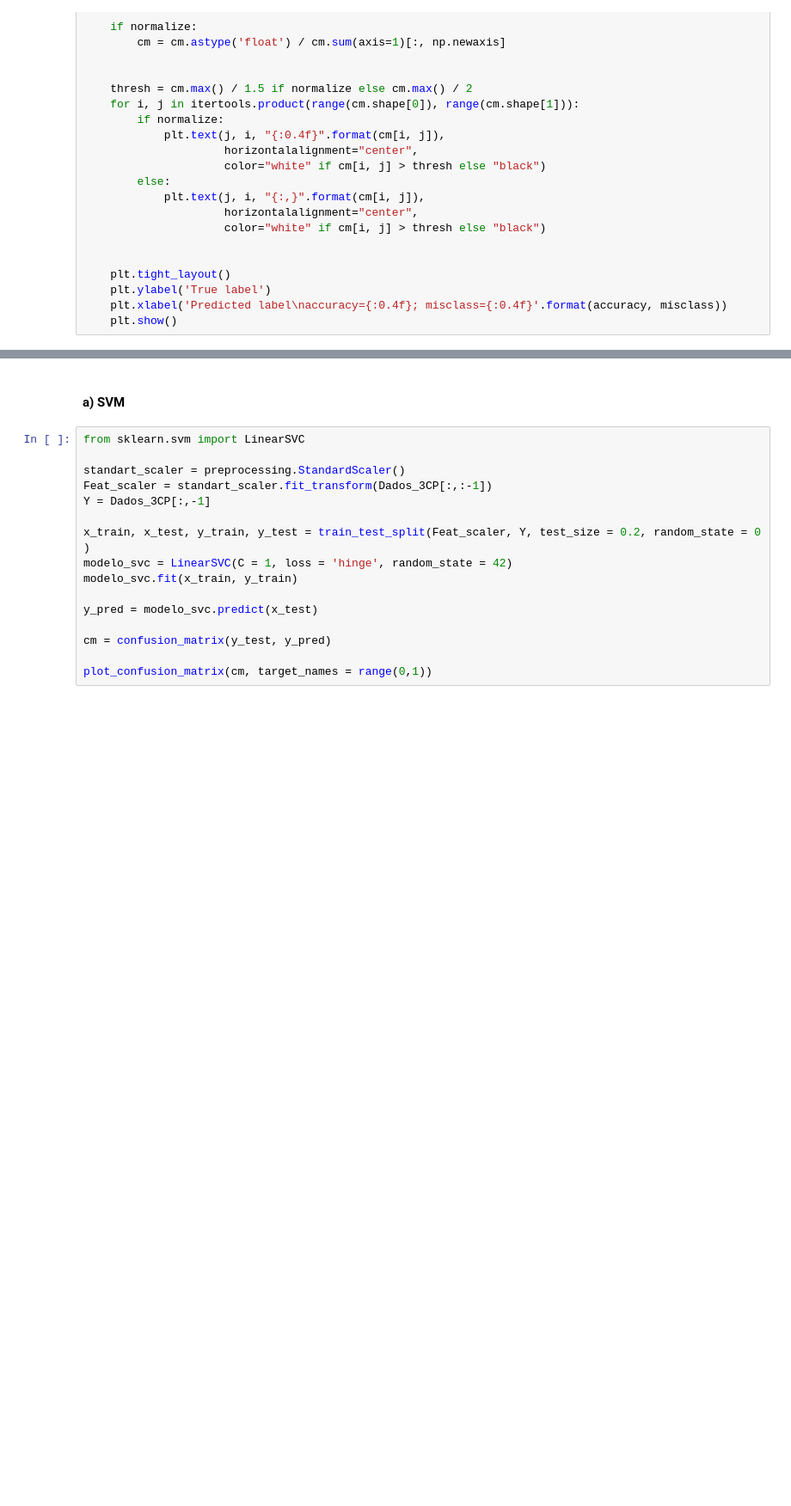
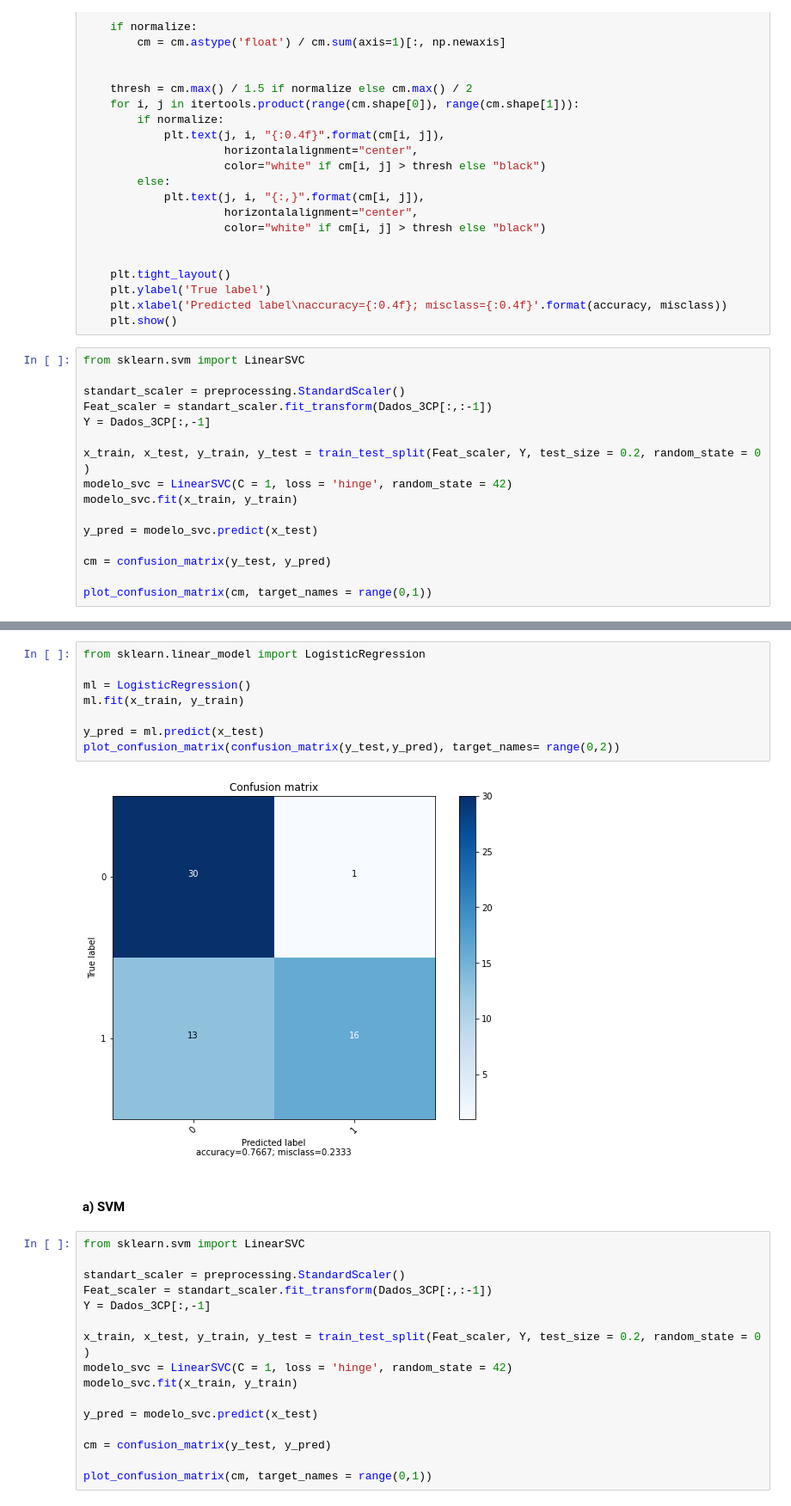
Before and after one commit to LuisSantoss/HIML, a Jupyter notebook: HIML_2.ipynb, the cells around one changed output, grey strips where cells are left out. Shown: that part at 86% size. Drawn from its saved outputs; the diff is of its cells as text; blank space fills up the shorter version.

```diff
--- a/HIML_2.ipynb
+++ b/HIML_2.ipynb
@@ -250,3 +250,19 @@ def plot_confusion_matrix(cm,
     plt.ylabel('True label')
     plt.xlabel('Predicted label\naccuracy={:0.4f}; misclass={:0.4f}'.format(accuracy, misclass))
     plt.show()
+# %%
+from sklearn.svm import LinearSVC
+
+standart_scaler = preprocessing.StandardScaler()
+Feat_scaler = standart_scaler.fit_transform(Dados_3CP[:,:-1])
+Y = Dados_3CP[:,-1]
+
+x_train, x_test, y_train, y_test = train_test_split(Feat_scaler, Y, test_size = 0.2, random_state = 0 )
+modelo_svc = LinearSVC(C = 1, loss = 'hinge', random_state = 42)
+modelo_svc.fit(x_train, y_train)
+
+y_pred = modelo_svc.predict(x_test)
+
+cm = confusion_matrix(y_test, y_pred)
+
+plot_confusion_matrix(cm, target_names = range(0,1))
@@ -253,3 +271,13 @@ def plot_confusion_matrix(cm,
+# %%
+from sklearn.linear_model import LogisticRegression
+
+ml = LogisticRegression()
+ml.fit(x_train, y_train)
+
+y_pred = ml.predict(x_test)
+plot_confusion_matrix(confusion_matrix(y_test,y_pred), target_names= range(0,2))
+# %% [output]
+[figure, added]
 # %% [markdown]
 #### a) SVM
 # %%
```
Also changed, not shown: parts of 16 cells of this notebook.
